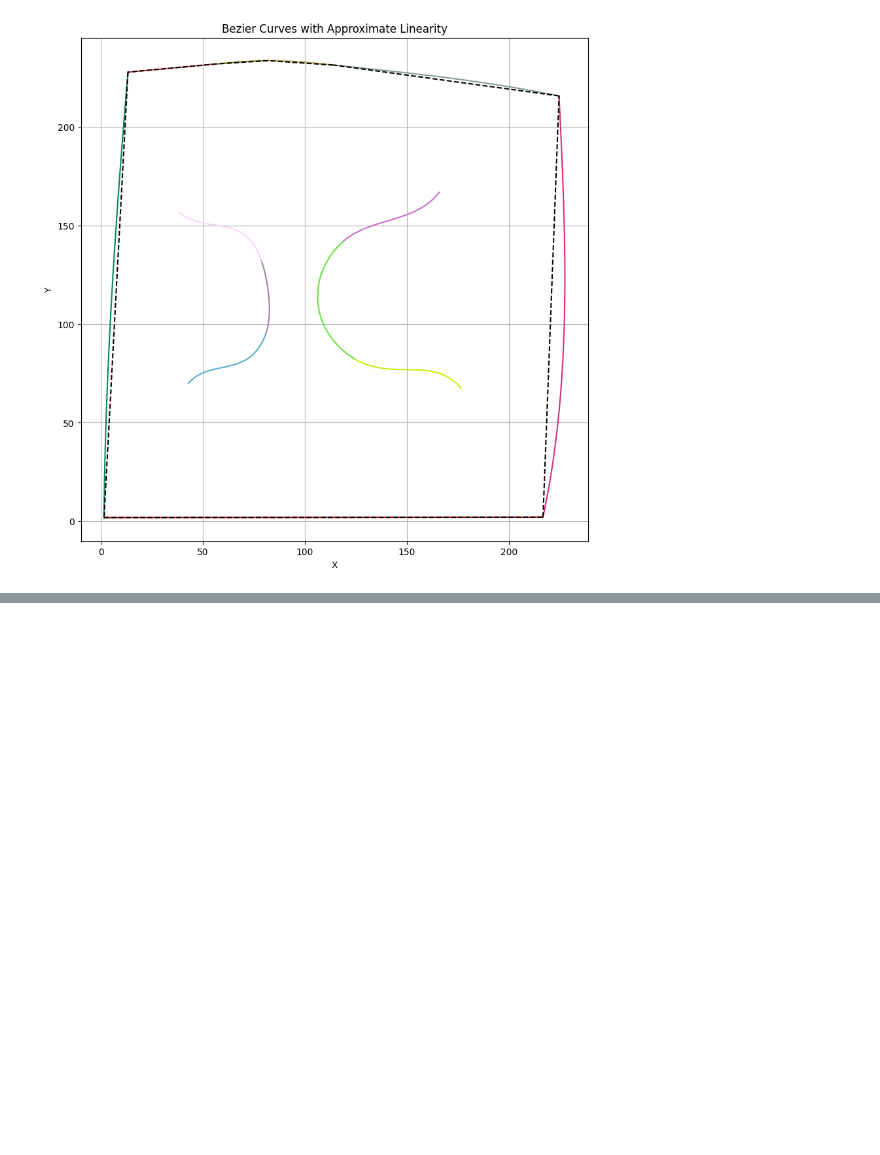
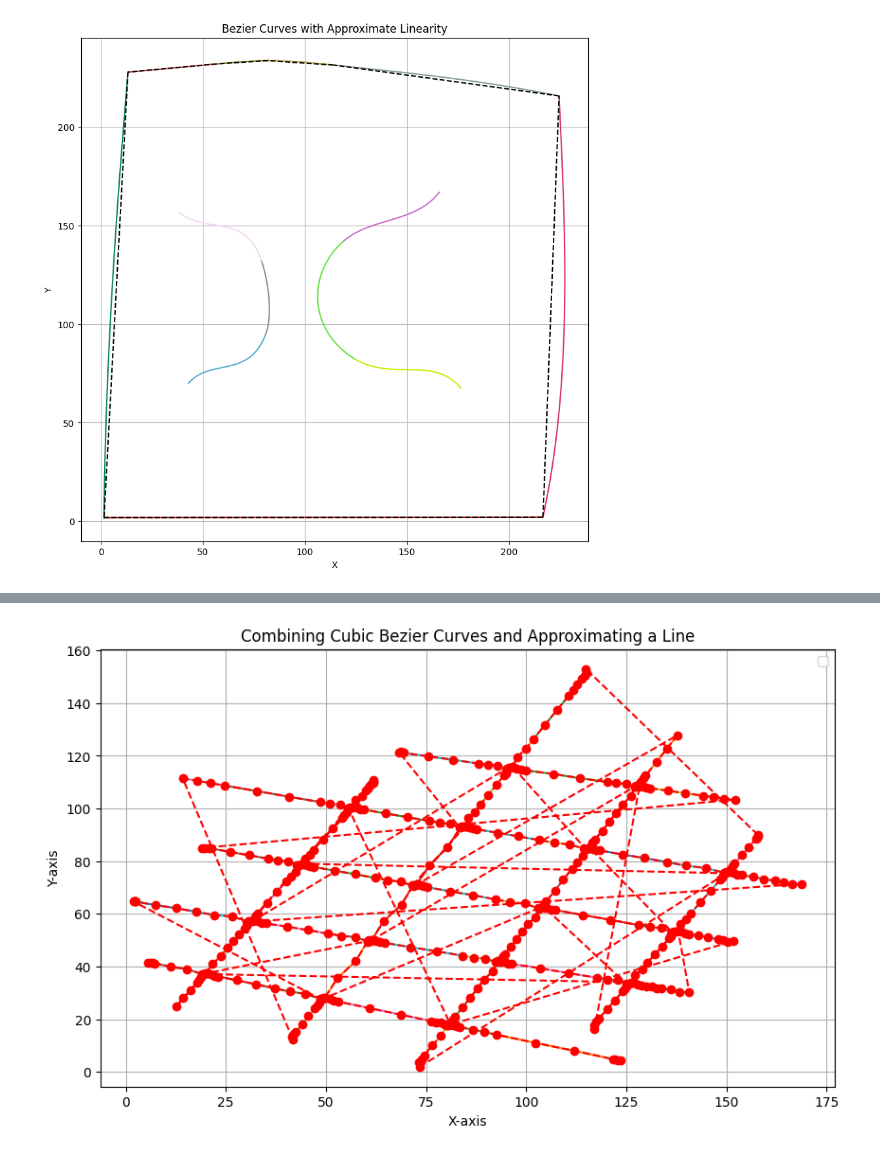
Before and after one commit to shubhamshinde6762/Adobe_Gensolve, a Jupyter notebook: reg.ipynb, the cells around one changed output, grey strips where cells are left out. Saved outputs shown, nothing was run; the diff lists cells and outputs as text; code cells hidden in the pictures; blank space fills up the shorter version.

Commit message:
mergeBezier

```diff
--- a/reg.ipynb
+++ b/reg.ipynb
@@ -17,3 +18,82 @@ plot_bezier_curves_by_cross_linear(non_looped_curves,extract_bezier_curves('data
 Number of loops detected: 1
 [figure]
 [figure]
+# %%
+import numpy as np
+import matplotlib.pyplot as plt
+from scipy.spatial import distance
+
+def combine_cubic_bezier_curves(control_points, tolerance=0.7):
+    """
+    Combine nearly identical starting or ending Bezier curve control points.
+    Check if they form an approximate line within a given tolerance.
+
+    Parameters:
+    control_points (list of np.array): List of control points of the cubic Bezier curves.
+    tolerance (float): Tolerance for combining points and line approximation.
+
+    Returns:
+    bool: True if the combined control points form an approximate line.
+    np.array: Combined control points.
+    np.poly1d: Fitted line equation if points form an approximate line.
+    """
+    # Combine nearly identical control points
+    combined_points = [control_points[0][0]]
+    for points in control_points:
+        for point in points:
+            # print(distance.euclidean(combined_points[-1], point) )
+            if distance.euclidean(combined_points[-1], point) > tolerance:
+                combined_points.append(point)
+
+    combined_points = np.array(combined_points)
+
+    # Check if combined points form an approximate line
+    if len(combined_points) < 2:
+        return False, combined_points, None
+
+    # Fit a line to the combined points
+    line_params = np.polyfit(combined_points[:, 0], combined_points[:, 1], 1)
+    fitted_line = np.poly1d(line_params)
+
+    # Calculate the distance of each point from the fitted line
+    deviations = np.abs(fitted_line(combined_points[:, 0]) - combined_points[:, 1])
+
+    print(deviations)
+    # Check if all deviations are within the tolerance
+    if np.all(deviations <= tolerance):
+        return True, combined_points, fitted_line
+    else:
+        return False, combined_points, None
+
+# Example usage
+control_points = extract_bezier_curves('data/problems/frag2.svg')[0]
+
+tolerance = 0.01
+is_line, combined_points, fitted_line = combine_cubic_bezier_curves(control_points, tolerance)
+
+# Plotting
+plt.figure(figsize=(10, 6))
+
+# Plot the original Bezier curves control points
+for points in control_points:
+    plt.plot(points[:, 0], points[:, 1])
+
+# Plot the combined points
+plt.plot(combined_points[:, 0], combined_points[:, 1], 'ro--')
+
+if is_line:
+    # Plot the approximated line
+    x_vals = np.linspace(np.min(combined_points[:, 0]), np.max(combined_points[:, 0]), 100)
+    y_vals = fitted_line(x_vals)
+    plt.plot(x_vals, y_vals, 'r--', label='Approximated Line')
+
+plt.legend()
+plt.xlabel('X-axis')
+plt.ylabel('Y-axis')
+plt.title('Combining Cubic Bezier Curves and Approximating a Line')
+plt.grid(True)
+plt.show()
+
+
+# combine_cubic_bezier_curves(extract_bezier_curves('data/problems/frag1.svg')[0])
+# %% [output]
@@ -19,0 +117 @@ Number of loops detected: 1
+[figure, added]
```
Also changed, not shown: parts of 4 cells of this notebook, 3 other files.
